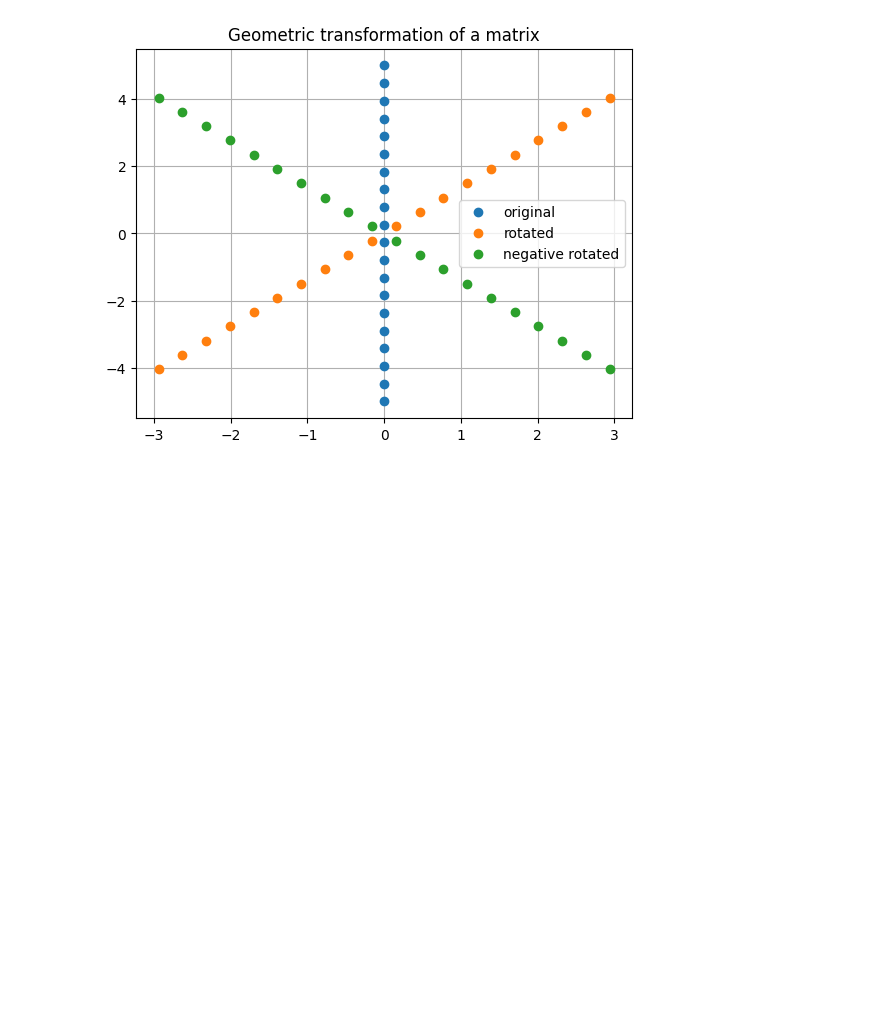
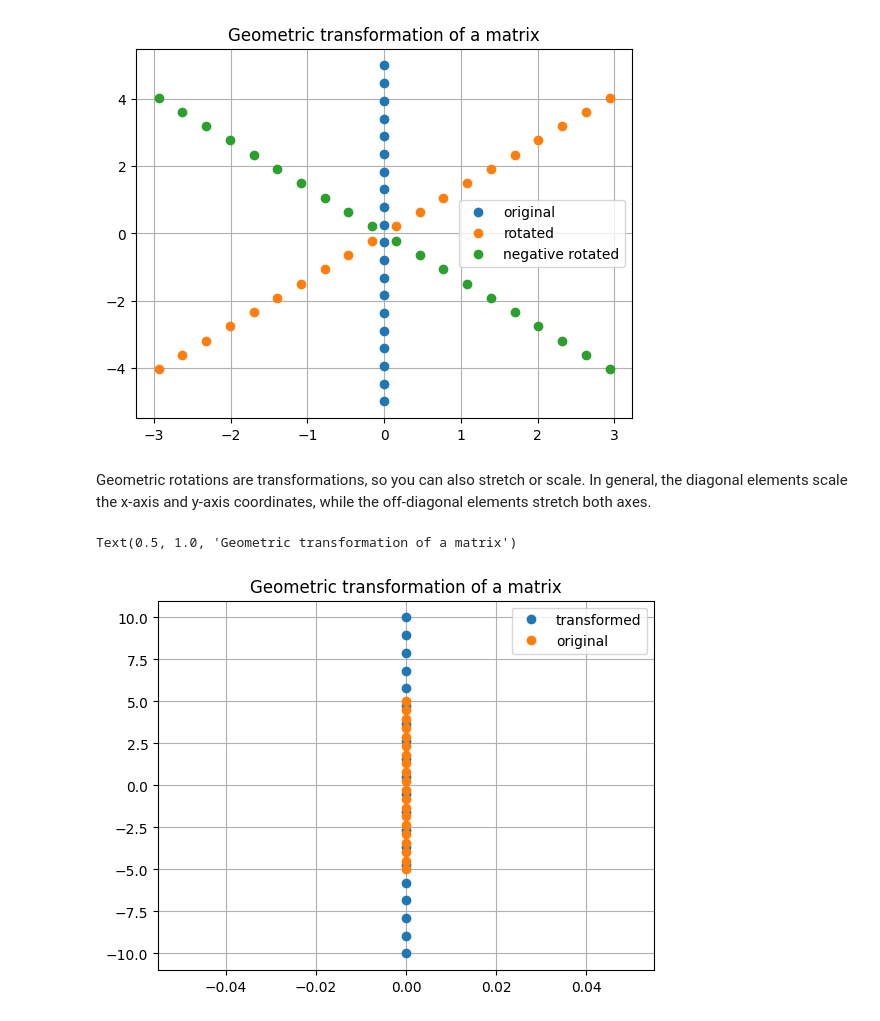
Before and after one commit to solarecho3/vectors, a Jupyter notebook: vectors.ipynb, the cells around one changed output. Saved outputs shown, nothing was run; the diff lists cells and outputs as text; code cells hidden in the pictures; blank space fills up the shorter version.

```diff
--- a/vectors.ipynb
+++ b/vectors.ipynb
@@ -2205,3 +2184,27 @@ plt.title("Geometric transformation of a matrix")
 # %% [output]
 Text(0.5, 1.0, 'Geometric transformation of a matrix')
 [figure]
+# %% [markdown]
+Geometric rotations are transformations, so you can also stretch or scale. In general, the diagonal elements scale the x-axis and y-axis coordinates, while the off-diagonal elements stretch both axes.
+# %%
+Y = np.linspace(-5, 5, 20)
+X = np.array([0]*20)
+v1 = np.array([X,Y])
+theta = np.pi/5
+
+T = np.array([
+    [2, 0],
+    [0, 2]
+])
+
+v2 = T @ v1
+
+plt.close()
+plt.plot(v2[0], v2[1], "o", label="transformed")
+plt.plot(v1[0], v1[1], "o", label="original")
+plt.legend()
+plt.grid()
+plt.title("Geometric transformation of a matrix")
+# %% [output]
+Text(0.5, 1.0, 'Geometric transformation of a matrix')
+[figure, added]
```
Also changed, not shown: parts of 2 cells of this notebook.
